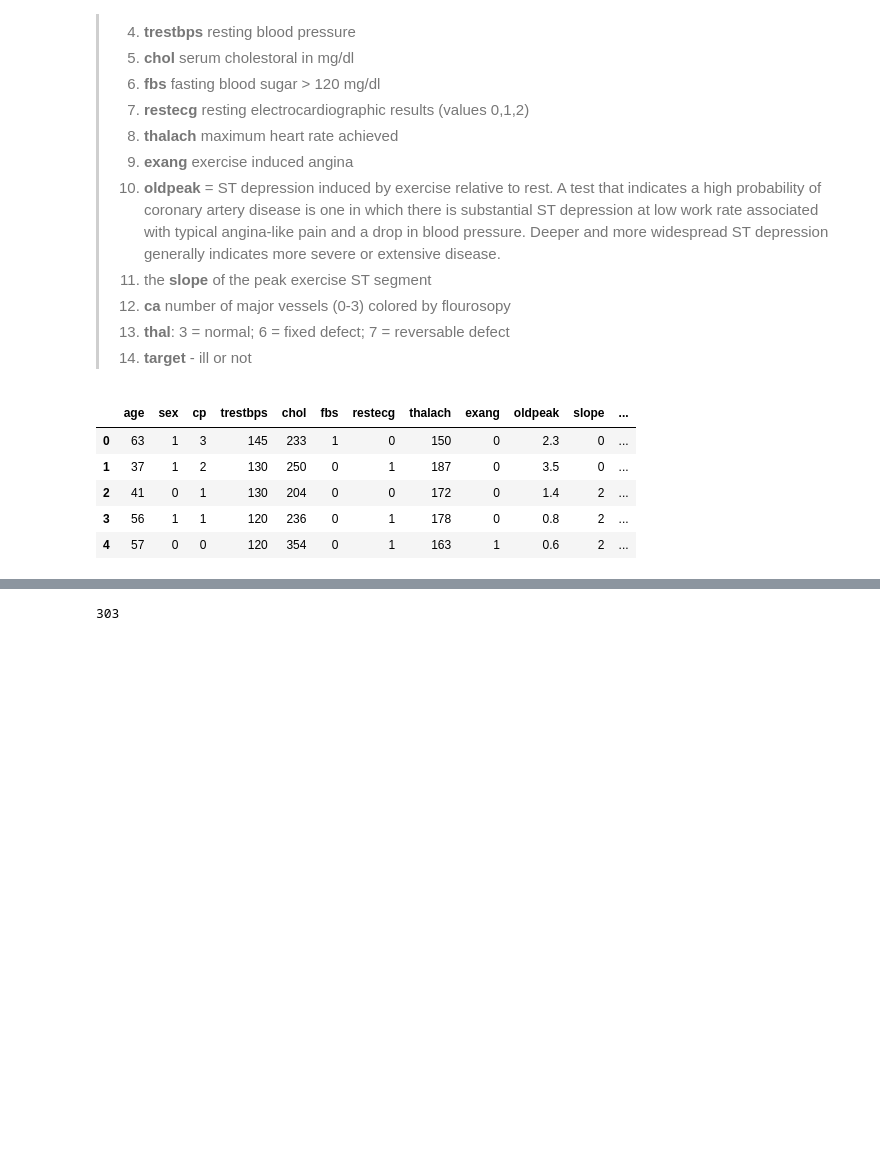
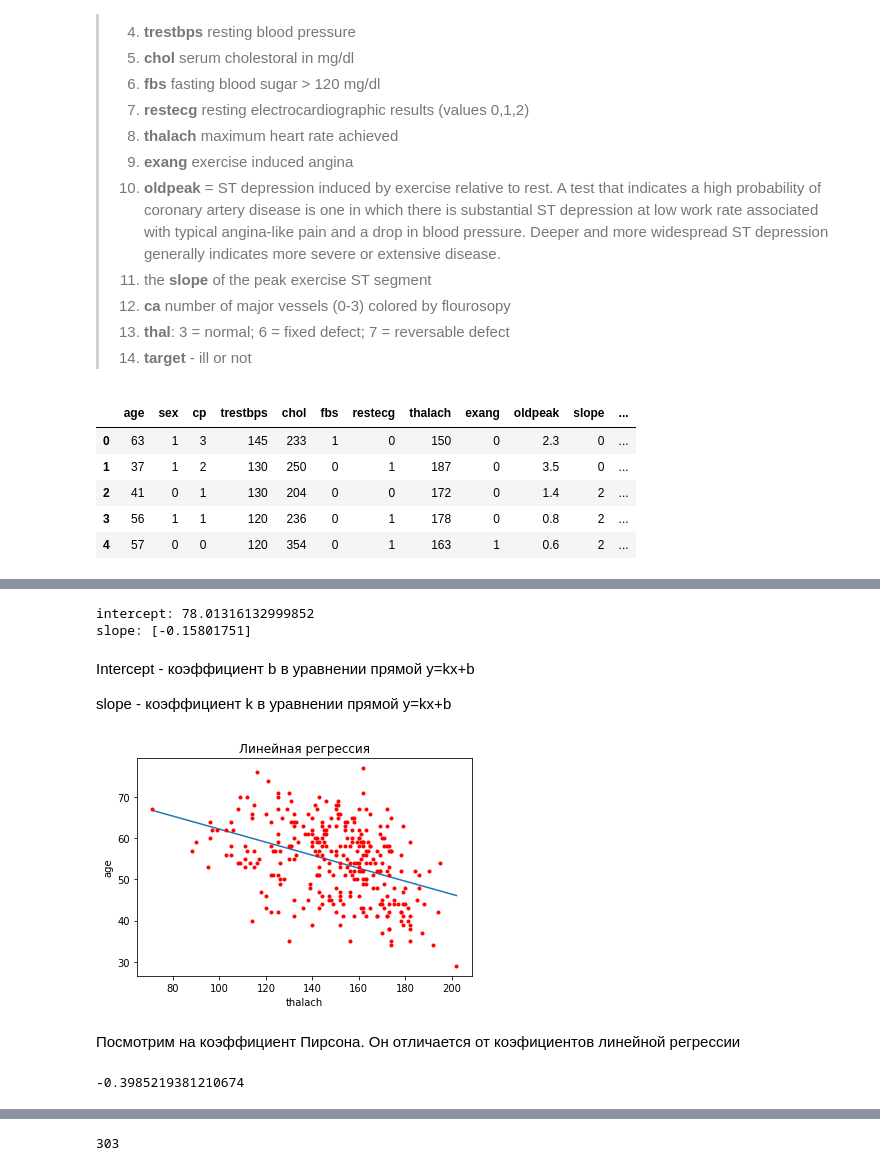
Before and after one commit to SIzrantsev/netology_statistics, a Jupyter notebook: lecture_3.ipynb, the cells around one changed output, grey strips where cells are left out. Drawn from its saved outputs; the diff is of its cells as text; code cells hidden in the pictures; blank space fills up the shorter version.

```diff
--- a/lecture_3.ipynb
+++ b/lecture_3.ipynb
@@ -44,0 +58,36 @@ data.head()
+# %%
+from sklearn.linear_model import LinearRegression
+age = data['age']
+thalach = data['thalach']
+model = LinearRegression()
+result = model.fit(np.array(thalach).reshape(-1,1), age)
+
+print('intercept:', model.intercept_)
+
+print('slope:', model.coef_)
+# %% [output]
+intercept: 78.01316132999852
+slope: [-0.15801751]
+# %% [markdown]
+Intercept - коэффициент b в уравнении прямой y=kx+b
+
+slope - коэффициент k в уравнении прямой y=kx+b
+# %%
+plt.xlabel('thalach')
+plt.ylabel('age')
+plt.title('Линейная регрессия')
+x = np.linspace(min(thalach), max(thalach), 100)
+y = model.coef_*x + model.intercept_
+plt.plot(x,y)
+plt.plot(thalach, age, 'r.')
+plt.show()
+# %% [output]
+[figure, added]
+# %% [markdown]
+Посмотрим на коэффициент Пирсона. Он отличается от коэфициентов линейной регрессии
+# %%
+from scipy.stats import pearsonr
+corr, p_value = pearsonr(thalach, age)
+print(corr)
+# %% [output]
+-0.3985219381210674
```
Also changed, not shown: parts of 18 cells of this notebook, 1 other file.
